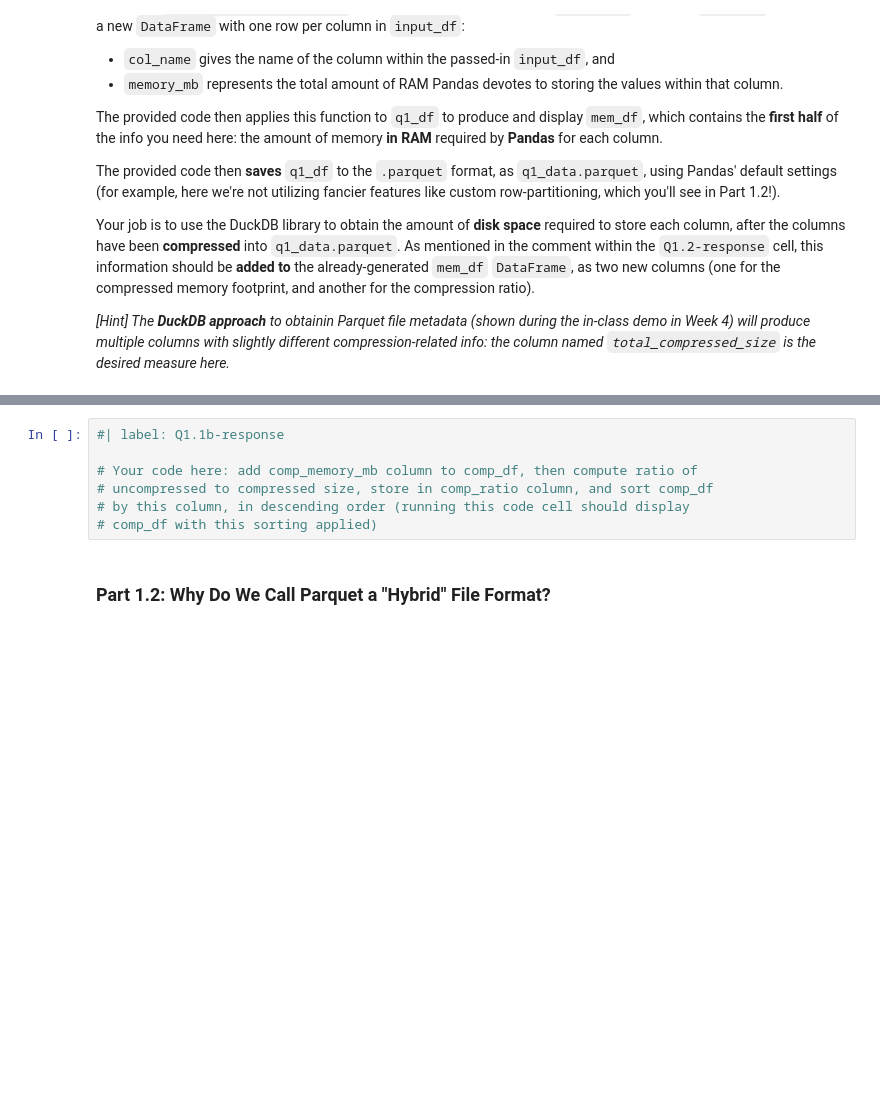
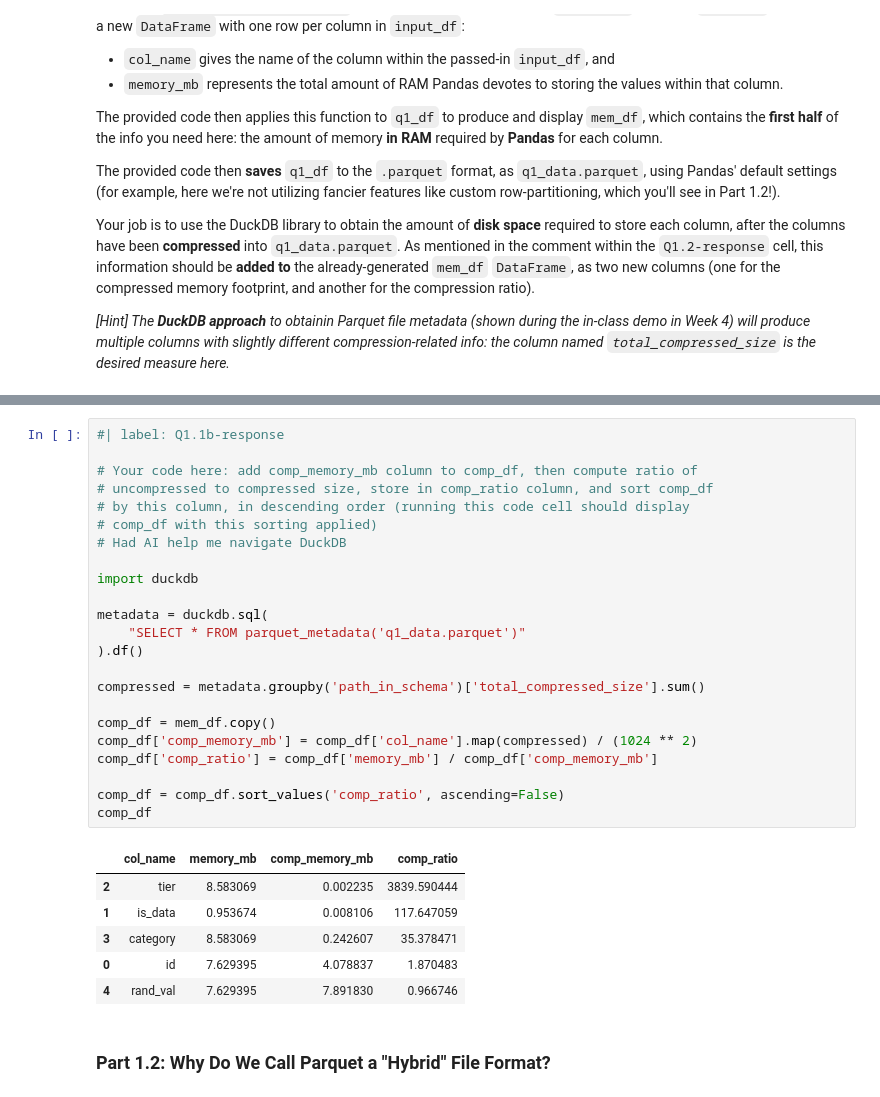
Before and after one commit to willgieb09/dsan6000-hw05, a Jupyter notebook: DSAN6000_HW5.ipynb, the cells around one changed output, grey strips where cells are left out. Saved outputs shown, nothing was run; the diff lists cells and outputs as text; blank space fills up the shorter version.

```diff
--- a/DSAN6000_HW5.ipynb
+++ b/DSAN6000_HW5.ipynb
@@ -129,10 +156,33 @@ q1_df.to_parquet('q1_data.parquet')
 # %%
 #| label: Q1.1b-response
 
 # Your code here: add comp_memory_mb column to comp_df, then compute ratio of
 # uncompressed to compressed size, store in comp_ratio column, and sort comp_df
 # by this column, in descending order (running this code cell should display
 # comp_df with this sorting applied)
+# Had AI help me navigate DuckDB
+
+import duckdb
+
+metadata = duckdb.sql(
+    "SELECT * FROM parquet_metadata('q1_data.parquet')"
+).df()
+
+compressed = metadata.groupby('path_in_schema')['total_compressed_size'].sum()
+
+comp_df = mem_df.copy()
+comp_df['comp_memory_mb'] = comp_df['col_name'].map(compressed) / (1024 ** 2)
+comp_df['comp_ratio'] = comp_df['memory_mb'] / comp_df['comp_memory_mb']
+
+comp_df = comp_df.sort_values('comp_ratio', ascending=False)
+comp_df
+# %% [output]
+|  | col_name | memory_mb | comp_memory_mb | comp_ratio |
+| 2 | tier | 8.583069 | 0.002235 | 3839.590444 |
+| 1 | is_data | 0.953674 | 0.008106 | 117.647059 |
+| 3 | category | 8.583069 | 0.242607 | 35.378471 |
+| 0 | id | 7.629395 | 4.078837 | 1.870483 |
+| 4 | rand_val | 7.629395 | 7.891830 | 0.966746 |
 # %% [markdown]
 ### Part 1.2: Why Do We Call Parquet a "Hybrid" File Format?
 # %% [markdown]
```
Also changed, not shown: parts of 14 cells of this notebook.
